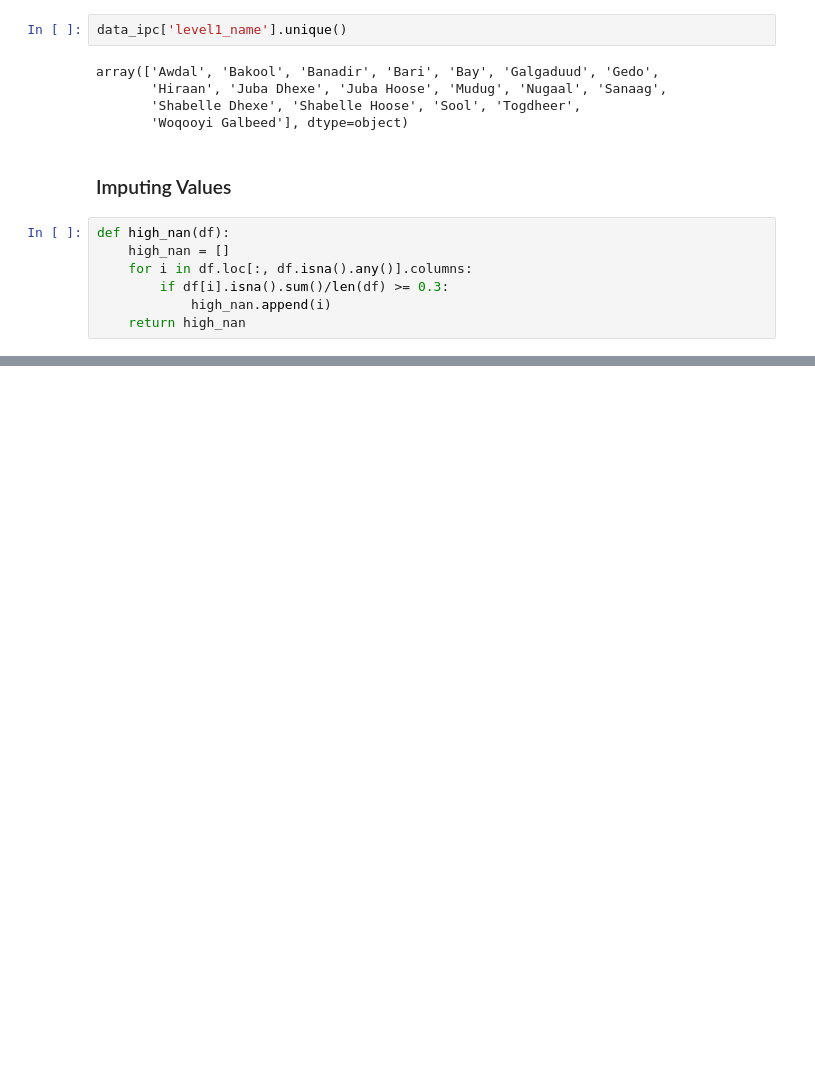
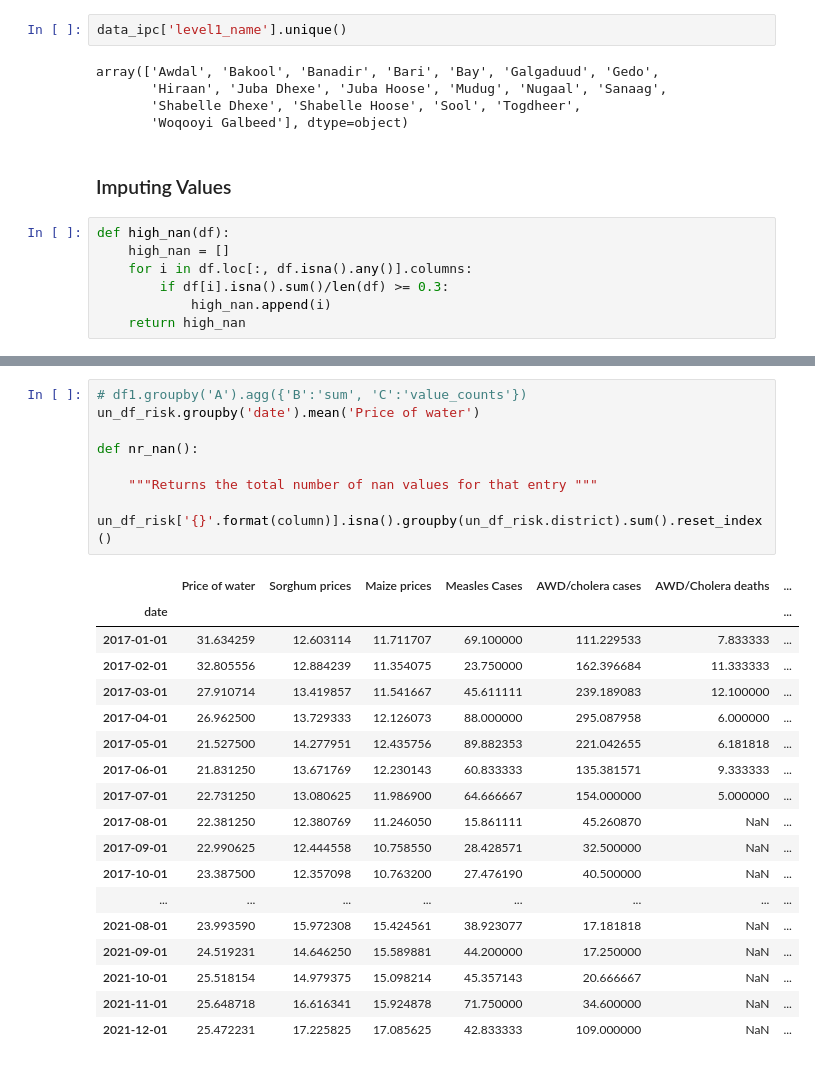
Before and after one commit to jennysands/Data-Challenge-3, a Jupyter notebook: Investigating Data.ipynb, the cells around one changed output, grey strips where cells are left out. Saved outputs shown, nothing was run; the diff lists cells and outputs as text; blank space fills up the shorter version.

```diff
--- a/Investigating Data.ipynb
+++ b/Investigating Data.ipynb
@@ -229,0 +352,27 @@ data_prod.groupby(['date']).mean(['Cowpea',
+# %%
+# df1.groupby('A').agg({'B':'sum', 'C':'value_counts'})
+un_df_risk.groupby('date').mean('Price of water')
+
+def nr_nan():
+
+    """Returns the total number of nan values for that entry """
+    un_df_risk['{}'.format(column)].isna().groupby(un_df_risk.district).sum().reset_index()
+# %% [output]
+|  | Price of water | Sorghum prices | Maize prices | Measles Cases | AWD/cholera cases | AWD/Cholera deaths | ... |
+| date |  |  |  |  |  |  | ... |
+| 2017-01-01 | 31.634259 | 12.603114 | 11.711707 | 69.100000 | 111.229533 | 7.833333 | ... |
+| 2017-02-01 | 32.805556 | 12.884239 | 11.354075 | 23.750000 | 162.396684 | 11.333333 | ... |
+| 2017-03-01 | 27.910714 | 13.419857 | 11.541667 | 45.611111 | 239.189083 | 12.100000 | ... |
+| 2017-04-01 | 26.962500 | 13.729333 | 12.126073 | 88.000000 | 295.087958 | 6.000000 | ... |
+| 2017-05-01 | 21.527500 | 14.277951 | 12.435756 | 89.882353 | 221.042655 | 6.181818 | ... |
+| 2017-06-01 | 21.831250 | 13.671769 | 12.230143 | 60.833333 | 135.381571 | 9.333333 | ... |
+| 2017-07-01 | 22.731250 | 13.080625 | 11.986900 | 64.666667 | 154.000000 | 5.000000 | ... |
+| 2017-08-01 | 22.381250 | 12.380769 | 11.246050 | 15.861111 | 45.260870 | NaN | ... |
+| 2017-09-01 | 22.990625 | 12.444558 | 10.758550 | 28.428571 | 32.500000 | NaN | ... |
+| 2017-10-01 | 23.387500 | 12.357098 | 10.763200 | 27.476190 | 40.500000 | NaN | ... |
+| ... | ... | ... | ... | ... | ... | ... | ... |
+| 2021-08-01 | 23.993590 | 15.972308 | 15.424561 | 38.923077 | 17.181818 | NaN | ... |
+| 2021-09-01 | 24.519231 | 14.646250 | 15.589881 | 44.200000 | 17.250000 | NaN | ... |
+| 2021-10-01 | 25.518154 | 14.979375 | 15.098214 | 45.357143 | 20.666667 | NaN | ... |
+| 2021-11-01 | 25.648718 | 16.616341 | 15.924878 | 71.750000 | 34.600000 | NaN | ... |
+| 2021-12-01 | 25.472231 | 17.225825 | 17.085625 | 42.833333 | 109.000000 | NaN | ... |
```
Also changed, not shown: parts of 16 cells of this notebook.
